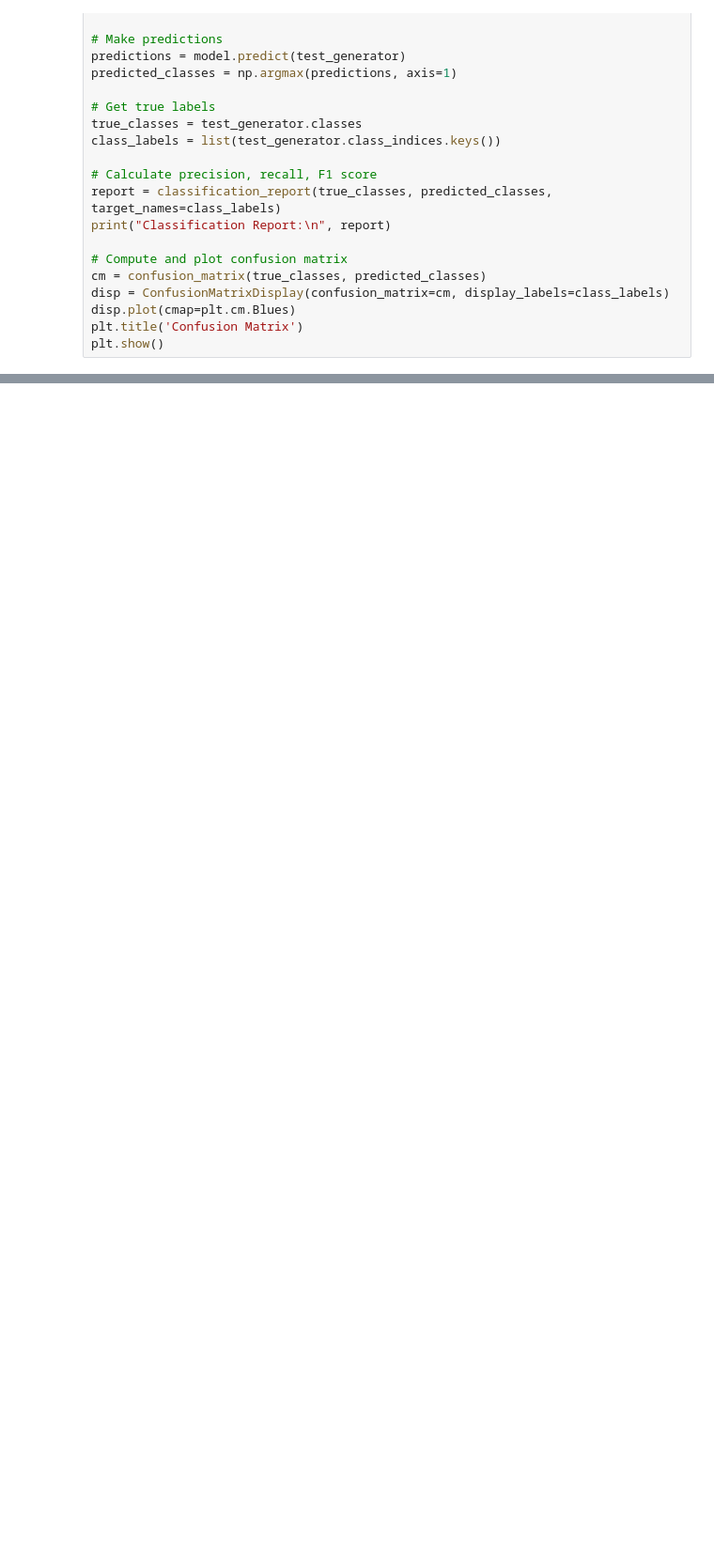
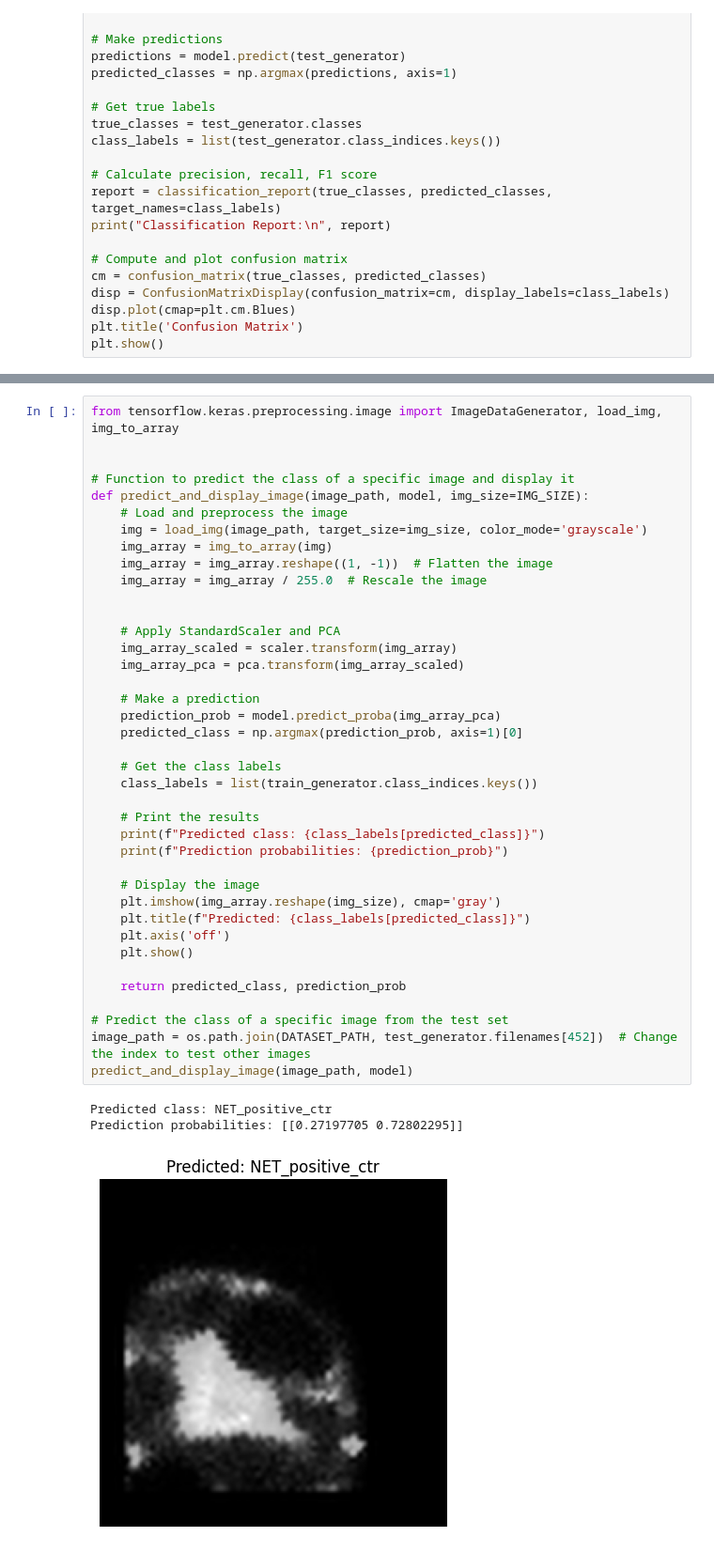
Before and after one commit to Bodegraven1991/Automated-recognition-of-NETs, a Jupyter notebook: subimaging/modeling_pipeline.ipynb, the cells around one changed output, grey strips where cells are left out. Shown: that part at 94% size. Cells and saved outputs as stored; diff of their text form; blank space fills up the shorter version.

```diff
--- a/subimaging/modeling_pipeline.ipynb
+++ b/subimaging/modeling_pipeline.ipynb
@@ -501,0 +994,43 @@ plt.show()
+# %%
+from tensorflow.keras.preprocessing.image import ImageDataGenerator, load_img, img_to_array
+
+
+# Function to predict the class of a specific image and display it
+def predict_and_display_image(image_path, model, img_size=IMG_SIZE):
+    # Load and preprocess the image
+    img = load_img(image_path, target_size=img_size, color_mode='grayscale')
+    img_array = img_to_array(img)
+    img_array = img_array.reshape((1, -1))  # Flatten the image
+    img_array = img_array / 255.0  # Rescale the image
+
+
+    # Apply StandardScaler and PCA
+    img_array_scaled = scaler.transform(img_array)
+    img_array_pca = pca.transform(img_array_scaled)
+
+    # Make a prediction
+    prediction_prob = model.predict_proba(img_array_pca)
+    predicted_class = np.argmax(prediction_prob, axis=1)[0]
+
+    # Get the class labels
+    class_labels = list(train_generator.class_indices.keys())
+
+    # Print the results
+    print(f"Predicted class: {class_labels[predicted_class]}")
+    print(f"Prediction probabilities: {prediction_prob}")
+
+    # Display the image
+    plt.imshow(img_array.reshape(img_size), cmap='gray')
+    plt.title(f"Predicted: {class_labels[predicted_class]}")
+    plt.axis('off')
+    plt.show()
+
+    return predicted_class, prediction_prob
+
+# Predict the class of a specific image from the test set
+image_path = os.path.join(DATASET_PATH, test_generator.filenames[452])  # Change the index to test other images
+predict_and_display_image(image_path, model)
+# %% [output]
+Predicted class: NET_positive_ctr
+Prediction probabilities: [[0.27197705 0.72802295]]
+[figure, added]
```
Also changed, not shown: parts of 5 cells of this notebook, 3 other files.
